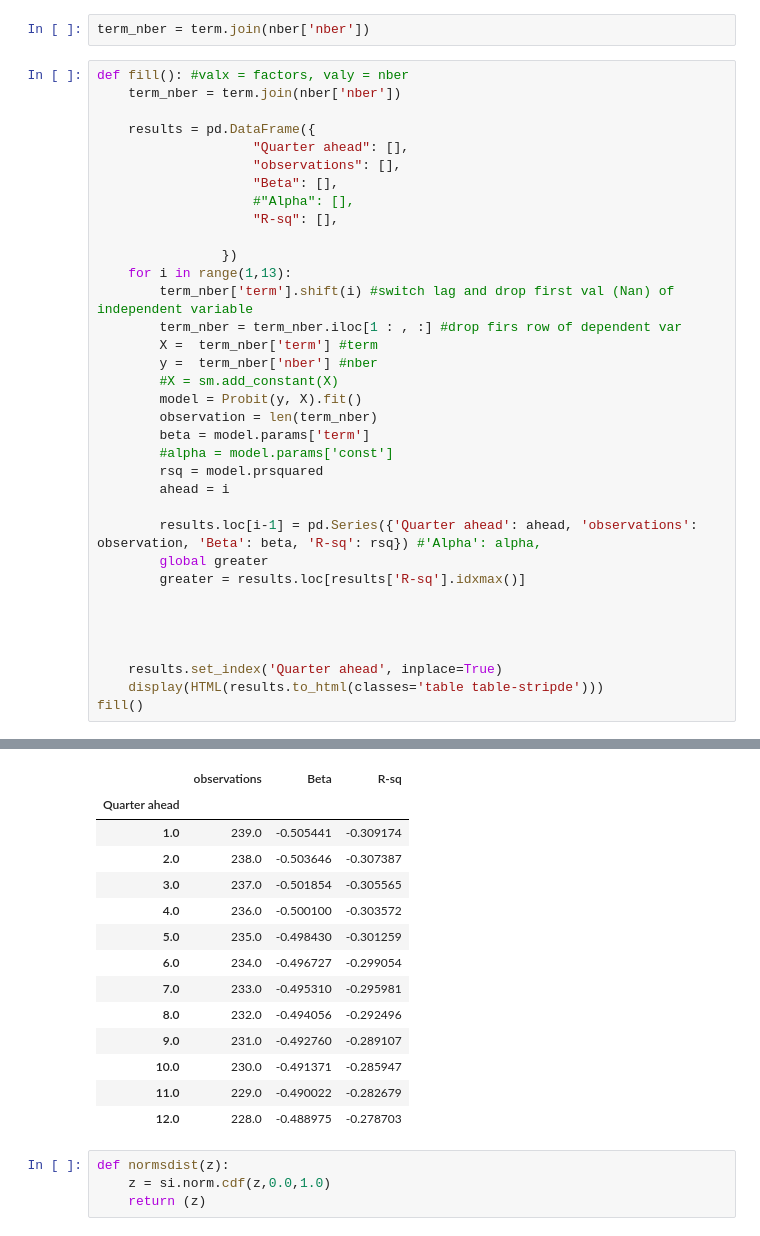
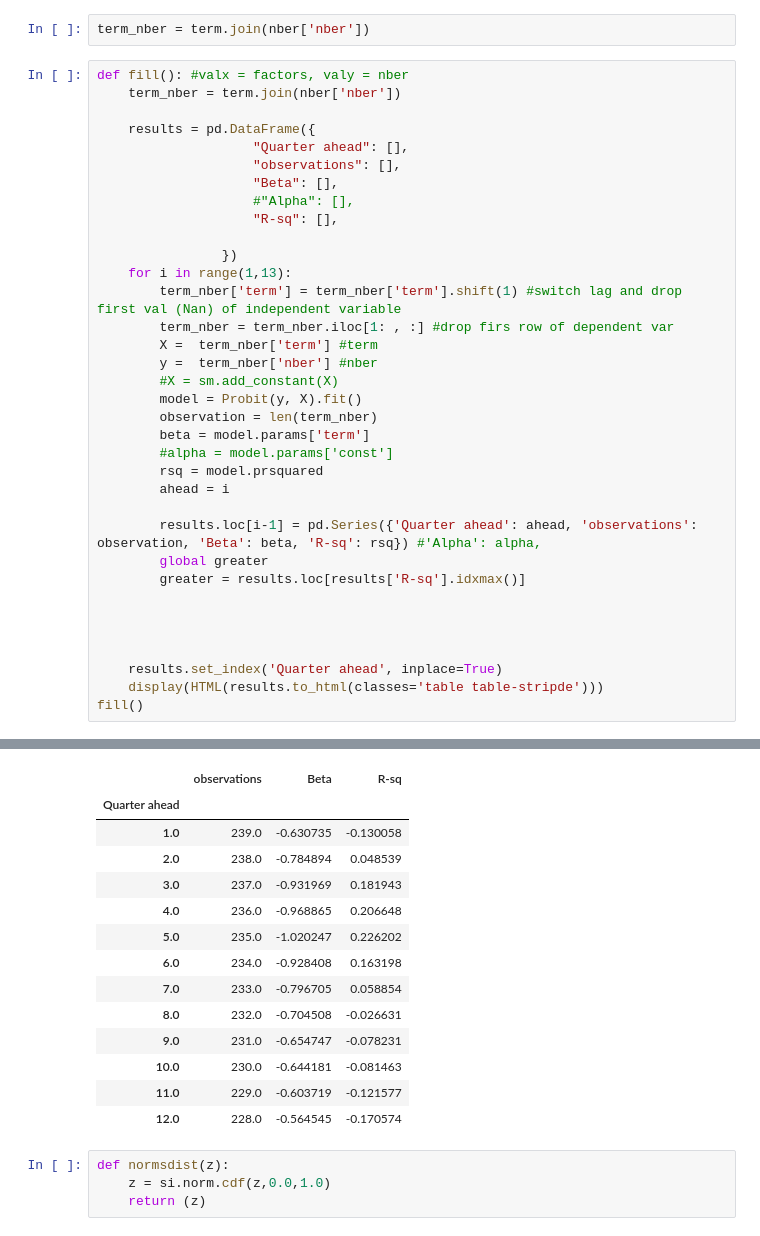
Before and after one commit to alessandrofogli/Ai-for-Finance, a Jupyter notebook: Project3/ES3.ipynb, the cells around one changed output, grey strips where cells are left out. Drawn from its saved outputs; the diff is of its cells as text.

Commit message:
first 12 models and table works

```diff
--- a/Project3/ES3.ipynb
+++ b/Project3/ES3.ipynb
@@ -110,8 +110,8 @@ def fill(): #valx = factors, valy = nber
 
                 })
     for i in range(1,13):
-        term_nber['term'].shift(i) #switch lag and drop first val (Nan) of independent variable
-        term_nber = term_nber.iloc[1 : , :] #drop firs row of dependent var
+        term_nber['term'] = term_nber['term'].shift(1) #switch lag and drop first val (Nan) of independent variable
+        term_nber = term_nber.iloc[1: , :] #drop firs row of dependent var
         X =  term_nber['term'] #term
         y =  term_nber['nber'] #nber
         #X = sm.add_constant(X)
@@ -153,17 +153,17 @@ Optimization terminated successfully.
 |  | observations | Beta | R-sq |
 | Quarter ahead |  |  |  |
-| 1.0 | 239.0 | -0.505441 | -0.309174 |
-| 2.0 | 238.0 | -0.503646 | -0.307387 |
-| 3.0 | 237.0 | -0.501854 | -0.305565 |
-| 4.0 | 236.0 | -0.500100 | -0.303572 |
-| 5.0 | 235.0 | -0.498430 | -0.301259 |
-| 6.0 | 234.0 | -0.496727 | -0.299054 |
-| 7.0 | 233.0 | -0.495310 | -0.295981 |
-| 8.0 | 232.0 | -0.494056 | -0.292496 |
-| 9.0 | 231.0 | -0.492760 | -0.289107 |
-| 10.0 | 230.0 | -0.491371 | -0.285947 |
-| 11.0 | 229.0 | -0.490022 | -0.282679 |
-| 12.0 | 228.0 | -0.488975 | -0.278703 |
+| 1.0 | 239.0 | -0.630735 | -0.130058 |
+| 2.0 | 238.0 | -0.784894 | 0.048539 |
+| 3.0 | 237.0 | -0.931969 | 0.181943 |
+| 4.0 | 236.0 | -0.968865 | 0.206648 |
+| 5.0 | 235.0 | -1.020247 | 0.226202 |
+| 6.0 | 234.0 | -0.928408 | 0.163198 |
+| 7.0 | 233.0 | -0.796705 | 0.058854 |
+| 8.0 | 232.0 | -0.704508 | -0.026631 |
+| 9.0 | 231.0 | -0.654747 | -0.078231 |
+| 10.0 | 230.0 | -0.644181 | -0.081463 |
+| 11.0 | 229.0 | -0.603719 | -0.121577 |
+| 12.0 | 228.0 | -0.564545 | -0.170574 |
 # %%
 def normsdist(z):
     z = si.norm.cdf(z,0.0,1.0)
```
Also changed, not shown: parts of 3 cells of this notebook.
